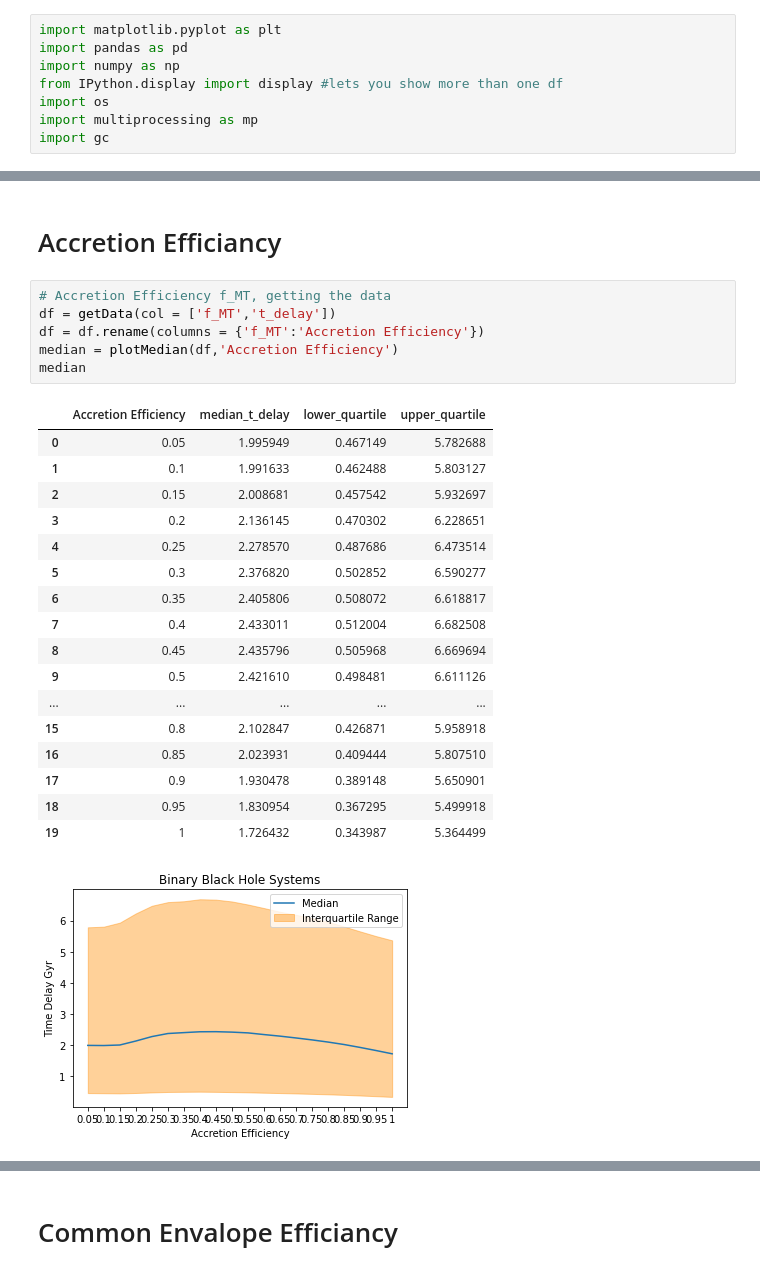
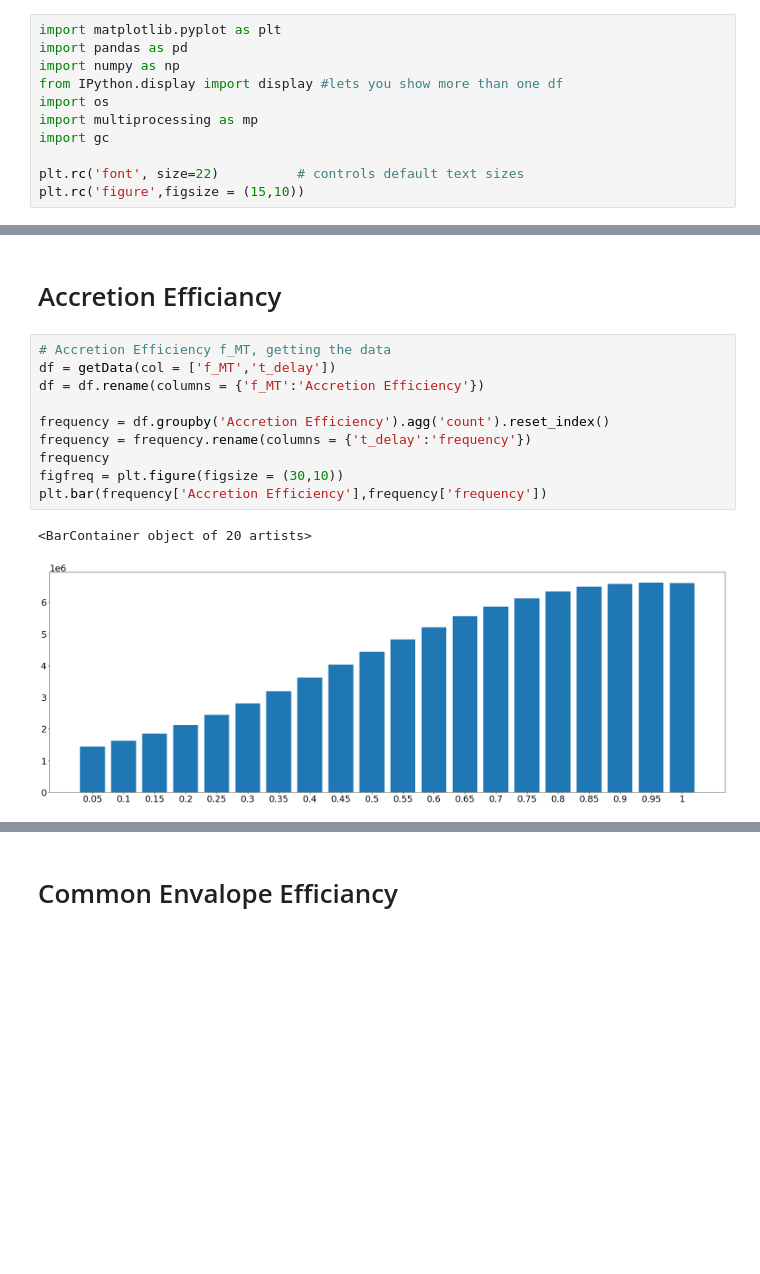
Before and after one commit to DanHarJor/CompLabB-UNIPD-TeamDream, a Jupyter notebook: Group_BinarySystems.ipynb, the cells around one changed output, grey strips where cells are left out. Saved outputs shown, nothing was run; the diff lists cells and outputs as text; blank space fills up the shorter version.

```diff
--- a/Group_BinarySystems.ipynb
+++ b/Group_BinarySystems.ipynb
@@ -6,6 +6,9 @@ from IPython.display import display #lets you show more than one df
 import os
 import multiprocessing as mp
 import gc
+
+plt.rc('font', size=22)          # controls default text sizes
+plt.rc('figure',figsize = (15,10))
 # %%
 #configure this string as the directory to where you have the files.
 dataDir = '/home/ubuntu/LCPB/data/'
@@ -130,25 +151,13 @@ plt.hist(t_delay)
 # %%
 # Accretion Efficiency f_MT, getting the data
 df = getData(col = ['f_MT','t_delay'])
 df = df.rename(columns = {'f_MT':'Accretion Efficiency'})
-median = plotMedian(df,'Accretion Efficiency')
-median
+
+frequency = df.groupby('Accretion Efficiency').agg('count').reset_index()
+frequency = frequency.rename(columns = {'t_delay':'frequency'})
+frequency
+figfreq = plt.figure(figsize = (30,10))
+plt.bar(frequency['Accretion Efficiency'],frequency['frequency'])
 # %% [output]
-|  | Accretion Efficiency | median_t_delay | lower_quartile | upper_quartile |
-| 0 | 0.05 | 1.995949 | 0.467149 | 5.782688 |
-| 1 | 0.1 | 1.991633 | 0.462488 | 5.803127 |
-| 2 | 0.15 | 2.008681 | 0.457542 | 5.932697 |
-| 3 | 0.2 | 2.136145 | 0.470302 | 6.228651 |
-| 4 | 0.25 | 2.278570 | 0.487686 | 6.473514 |
-| 5 | 0.3 | 2.376820 | 0.502852 | 6.590277 |
-| 6 | 0.35 | 2.405806 | 0.508072 | 6.618817 |
-| 7 | 0.4 | 2.433011 | 0.512004 | 6.682508 |
-| 8 | 0.45 | 2.435796 | 0.505968 | 6.669694 |
-| 9 | 0.5 | 2.421610 | 0.498481 | 6.611126 |
-| ... | ... | ... | ... | ... |
-| 15 | 0.8 | 2.102847 | 0.426871 | 5.958918 |
-| 16 | 0.85 | 2.023931 | 0.409444 | 5.807510 |
-| 17 | 0.9 | 1.930478 | 0.389148 | 5.650901 |
-| 18 | 0.95 | 1.830954 | 0.367295 | 5.499918 |
-| 19 | 1 | 1.726432 | 0.343987 | 5.364499 |
+<BarContainer object of 20 artists>
-[figure, old version]
+[figure, new version]
```
Also changed, not shown: parts of 43 cells of this notebook.
